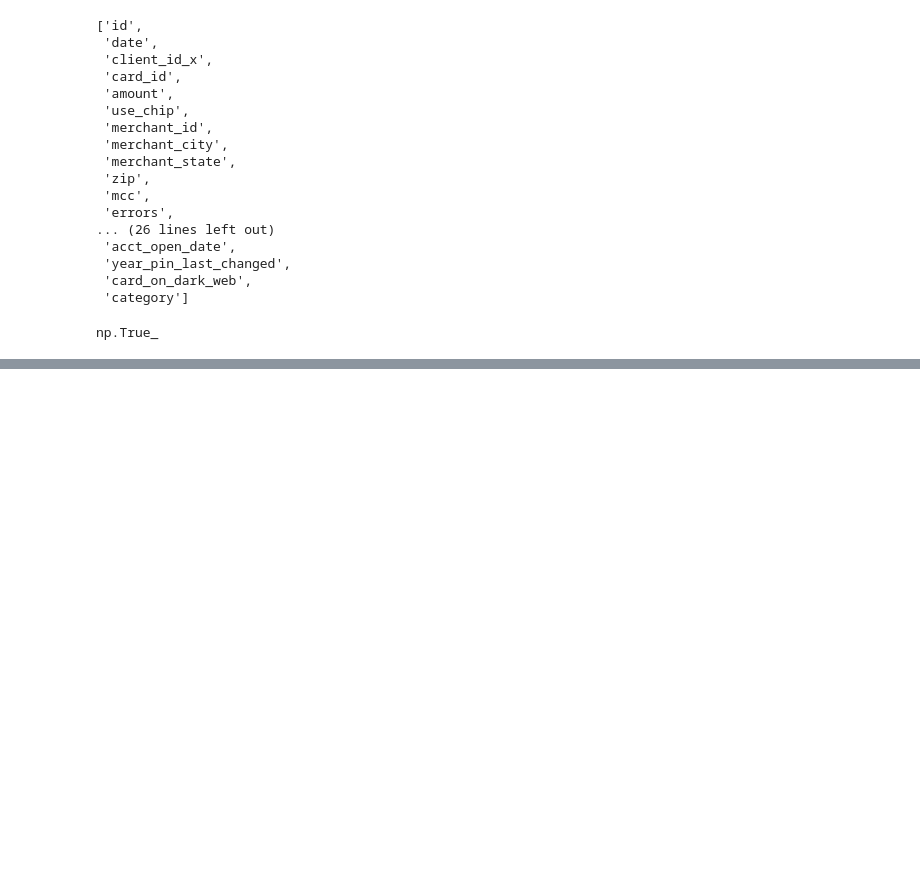
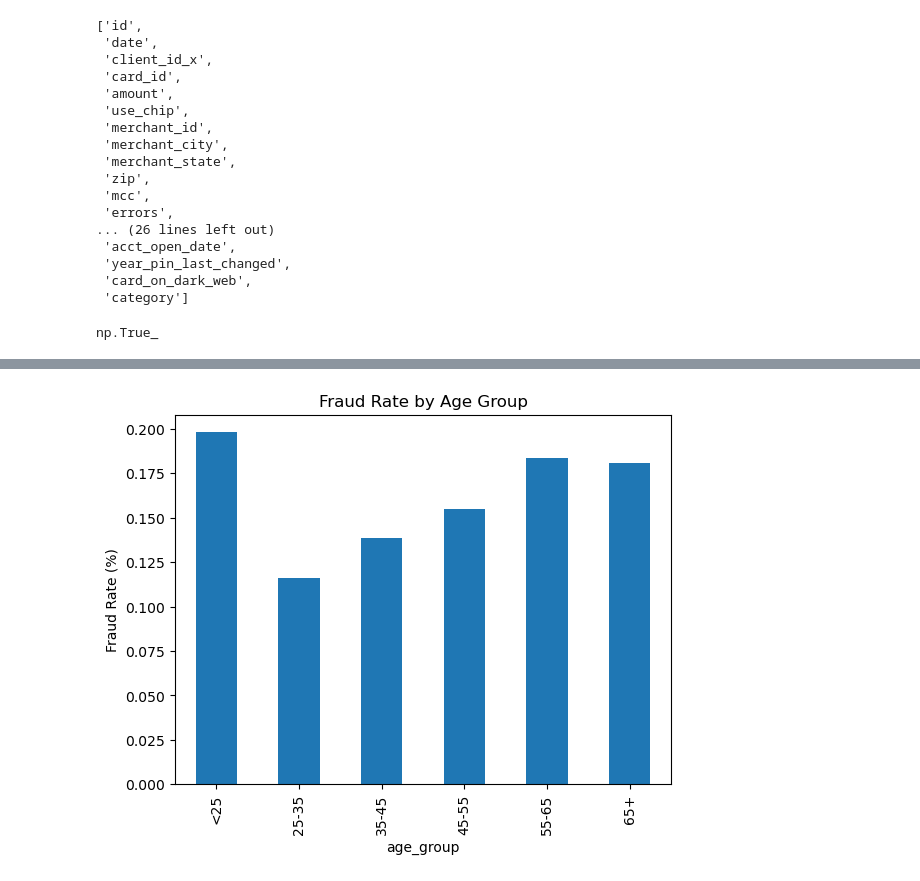
Before and after one commit to kumari-priyanka-22/Finance_ML_Project, a Jupyter notebook: Untitled.ipynb, the cells around one changed output, grey strips where cells are left out. Saved outputs shown, nothing was run; the diff lists cells and outputs as text; code cells hidden in the pictures; blank space fills up the shorter version.

```diff
--- a/Untitled.ipynb
+++ b/Untitled.ipynb
@@ -657,0 +677,22 @@ model_df.rename(
+# %%
+model_df['age_group'] = pd.cut(
+    model_df['current_age'],
+    bins=[0,25,35,45,55,65,100],
+    labels=[
+        '<25',
+        '25-35',
+        '35-45',
+        '45-55',
+        '55-65',
+        '65+'
+    ]
+)
+# %%
+age_fraud = (
+    model_df
+    .groupby('age_group')['fraud']
+    .mean()
+    * 100
+)
+
+print(age_fraud)
@@ -657,0 +708,11 @@ model_df.rename(
+# %%
+age_fraud.plot(
+    kind='bar'
+)
+
+plt.ylabel('Fraud Rate (%)')
+plt.title('Fraud Rate by Age Group')
+
+plt.show()
+# %% [output]
+[figure, added]
```
Also changed, not shown: parts of 30 cells of this notebook.
